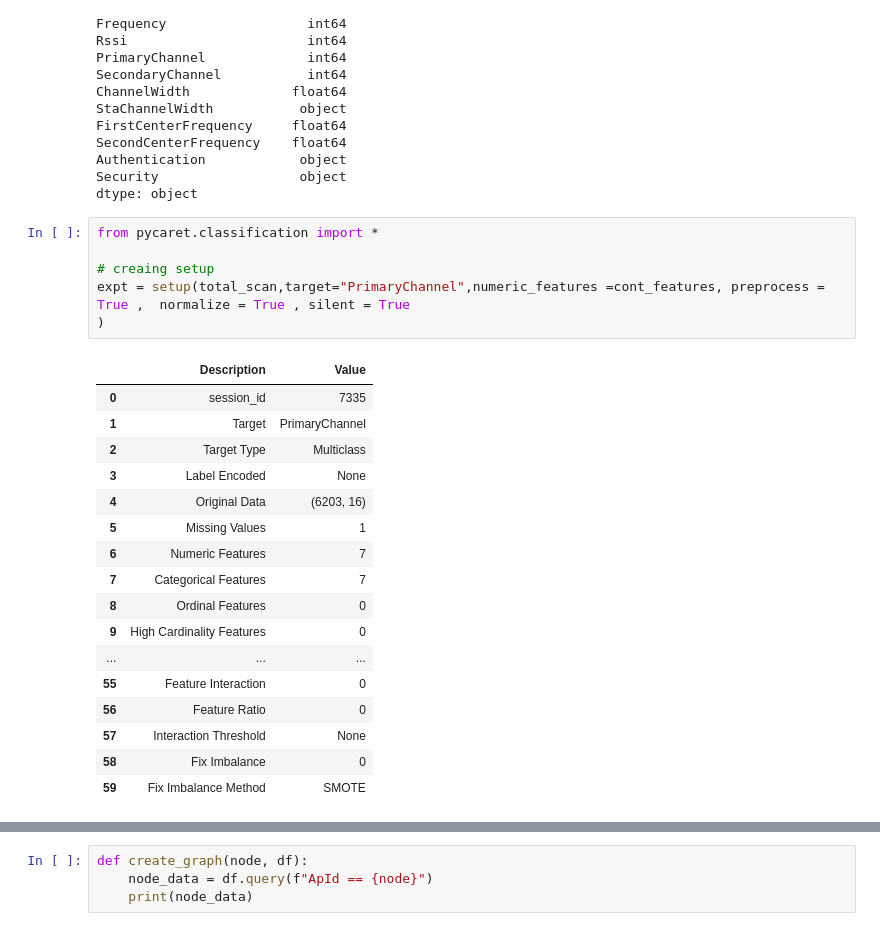
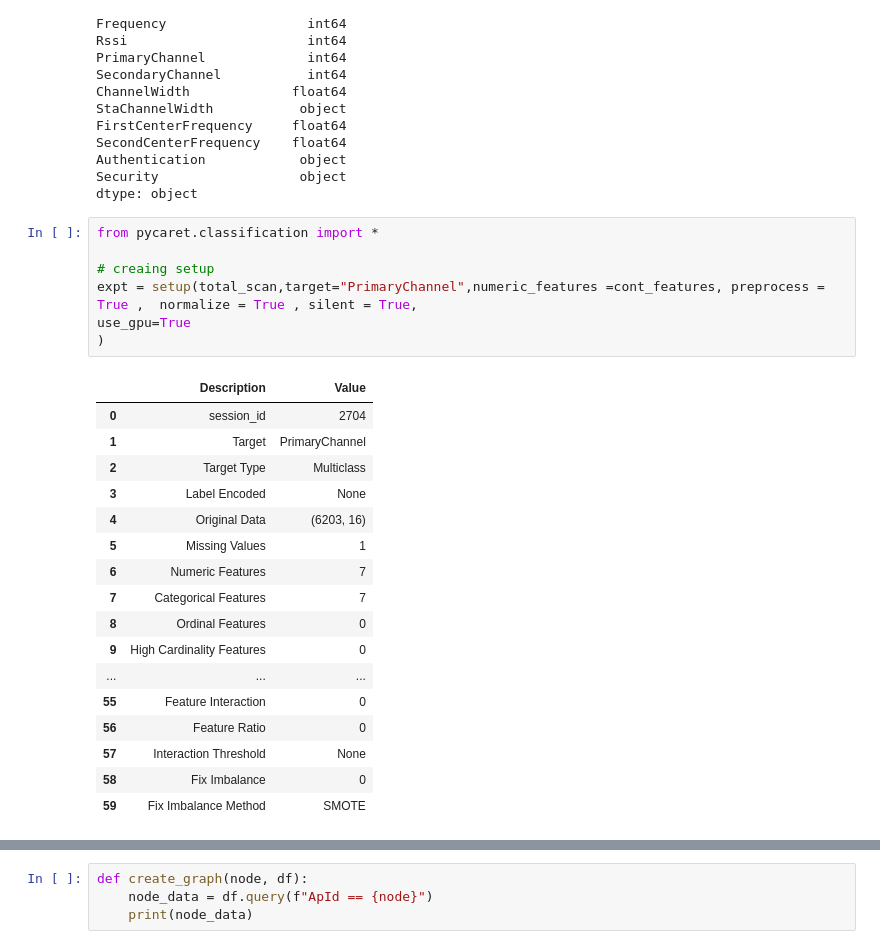
Before and after one commit to someshfengde/internship-tasks, a Jupyter notebook: model_building.ipynb, the cells around one changed output, grey strips where cells are left out. Drawn from its saved outputs; the diff is of its cells as text.

```diff
--- a/model_building.ipynb
+++ b/model_building.ipynb
@@ -113,12 +113,13 @@ dtype: object
 # %%
 from pycaret.classification import *
 
 # creaing setup
-expt = setup(total_scan,target="PrimaryChannel",numeric_features =cont_features, preprocess = True ,  normalize = True , silent = True
+expt = setup(total_scan,target="PrimaryChannel",numeric_features =cont_features, preprocess = True ,  normalize = True , silent = True,
+use_gpu=True
 )
 # %% [output]
 |  | Description | Value |
-| 0 | session_id | 7335 |
+| 0 | session_id | 2704 |
 | 1 | Target | PrimaryChannel |
 | 2 | Target Type | Multiclass |
 | 3 | Label Encoded | None |
```
Also changed, not shown: parts of 4 cells of this notebook, 8 other files.
